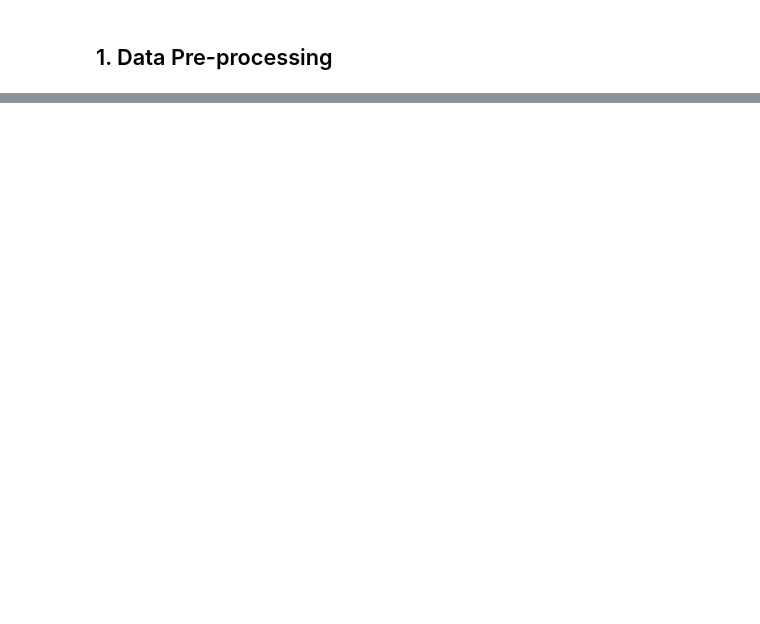
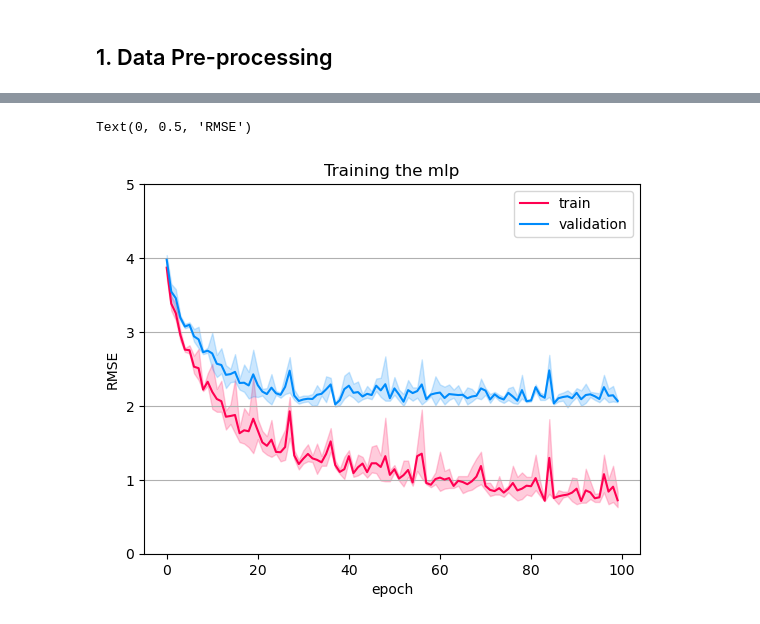
Before and after one commit to GioT/Time_series_challenge, a Jupyter notebook: vignettes/HL_predictions.ipynb, the cells around one changed output, grey strips where cells are left out. Drawn from its saved outputs; the diff is of its cells as text; code cells hidden in the pictures; blank space fills up the shorter version.

```diff
--- a/vignettes/HL_predictions.ipynb
+++ b/vignettes/HL_predictions.ipynb
@@ -239,0 +241,13 @@ Epoch 40: train RMSE 1.2951, validation RMSE 2.1512
+# %%
+## show training results:
+final_result = pd.concat([pd.read_csv(x) for x in glob.glob('../output/training_output/mlp*')])
+plt.grid(axis='y')
+sns.lineplot(data = final_result,x='epoch',y='trainRMSE',color='#ff0051',label='train')
+sns.lineplot(data = final_result,x='epoch',y='valRMSE',color='#008bfb',label='validation')
+plt.ylim(0,5)
+plt.title('Training the mlp')
+plt.legend()
+plt.gca().set_ylabel('RMSE')
+# %% [output]
+Text(0, 0.5, 'RMSE')
+[figure, added]
```
Also changed, not shown: parts of 33 cells of this notebook, 1 other file.
